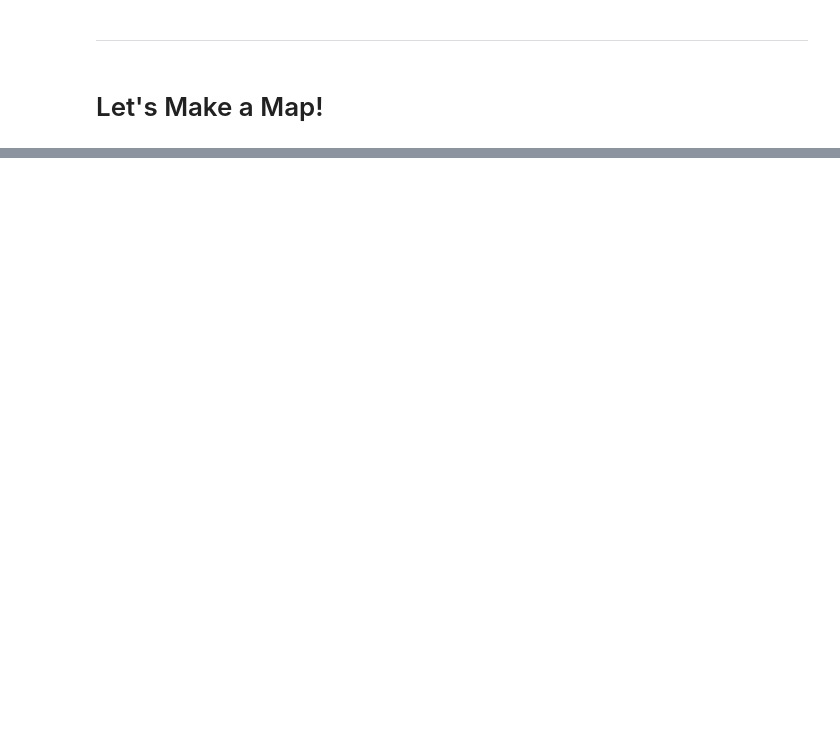
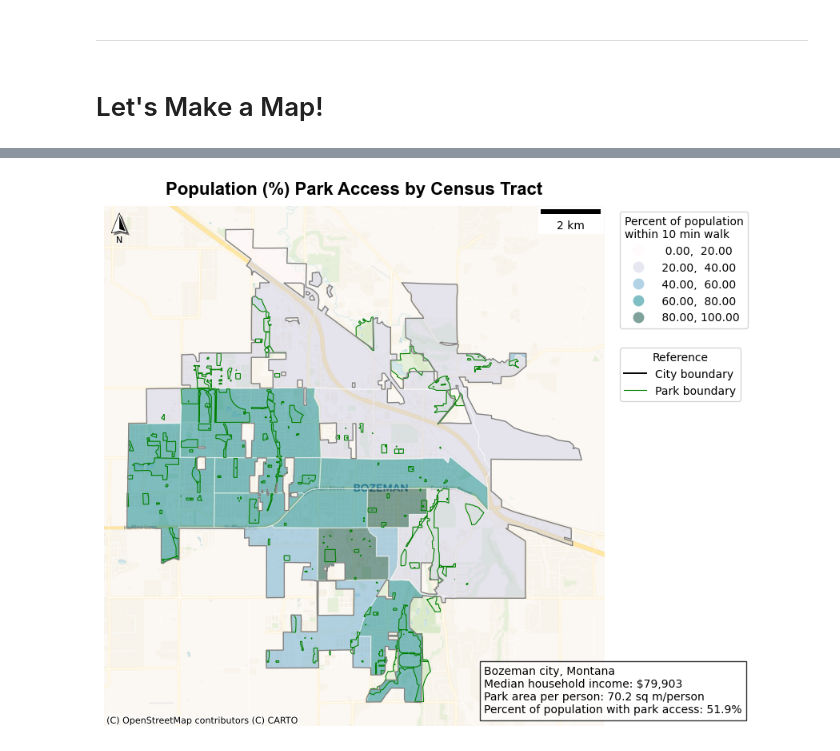
Before and after one commit to blt2589/csci591, a Jupyter notebook: project_2/Project_2_wip.ipynb, the cells around one changed output, grey strips where cells are left out. Cells and saved outputs as stored; diff of their text form; code cells hidden in the pictures; blank space fills up the shorter version.

```diff
--- a/project_2/Project_2_wip.ipynb
+++ b/project_2/Project_2_wip.ipynb
@@ -581,0 +585,93 @@ tracts_plot empty? False rows: 23
+# %%
+from matplotlib_scalebar.scalebar import ScaleBar
+from matplotlib_map_utils.core.north_arrow import NorthArrow, north_arrow
+# set CRS for map, need 3857 for contextily
+plot_crs = 3857
+
+# set everything to same CRS
+# pct_access lives on tracts_m
+# make copy of tracts_m with only pct_access and geom; smaller dataset
+tracts_plot = tracts_m.to_crs(plot_crs)[["pct_access","geometry"]].copy()
+isochrone_plot = isochrone_gdf.to_crs(plot_crs)
+parks_plot = parks.to_crs(plot_crs)
+
+
+# sanity check
+print("tracts_plot empty?", tracts_plot.empty, "rows:", len(tracts_plot))
+
+# create matplotlib figure
+fig, ax = plt.subplots(1, 1, figsize=(10, 10))
+
+# make the map
+# using equal intervals (vs quantiles) as this makes comaprisons against other cities easier
+# use this?? scheme = "user_defined", classification_kwds={"bins":[20,40,60,80,100]}
+tracts_plot.plot(
+    column="pct_access",
+    scheme="user_defined", classification_kwds={"bins":[20,40,60,80,100]},
+    # scheme="equal_interval", k=5,
+    cmap="PuBuGn",
+    linewidth=0.9, edgecolor="white",
+    legend=True,
+    legend_kwds={"loc": "upper left", "bbox_to_anchor": (1.02, 1), "frameon": True, "title":"Percent of population\nwithin 10 min walk"},
+    ax=ax, alpha=0.5,
+)
+ax.set_title("Population (%) Park Access by Census Tract", fontsize=16, fontweight="bold", pad=10, fontname="Arial")
+
+ax.add_artist(ScaleBar(1))
+
+# add basemap to isochrone
+cx.add_basemap(ax, crs=plot_crs, source=cx.providers.CartoDB.Voyager)
+
+# city boundary
+aoi_plot = aoi.to_crs(plot_crs)
+aoi_plot.boundary.plot(ax=ax, color="grey", linewidth=1, zorder=5)
+
+# put park boundaries on top
+parks_plot.boundary.plot(ax=ax, linewidth=0.8, color="green", zorder=3)
+
+# turn off x/y coords
+ax.set_axis_off()
+
+
+##### add legend for lines
+from matplotlib.lines import Line2D
+
+handles = [
+    Line2D([0], [0], color="black", linewidth=1.4, label="City boundary"),
+    Line2D([0], [0], color="green", linewidth=0.8, label="Park boundary"),
+]
+
+fig.legend(
+    handles=handles,
+    loc="upper right",
+    bbox_to_anchor=(0.818, 0.64),   # tweak position as you like
+    frameon=True,
+    title="Reference"
+)
+######
+
+
+# add park area and income
+info = (
+    f"{city_name}\n"
+    f"Median household income: ${city_income:,.0f}\n"
+    f"Park area per person: {park_m2_per_person:.1f} sq m/person\n"
+    f"Percent of population with park access: {(tracts_m['pop_near_park'].sum() / tracts_m['pop_total'].sum()) * 100:.1f}%"
+)
+
+ax.text(
+    0.76, 0.02, info,
+    transform=ax.transAxes,
+    ha="left", va="bottom",
+    fontsize=10,
+    bbox=dict(facecolor="white", alpha=0.8),
+)
+NorthArrow.set_size("small")
+north_arrow(
+    ax, location="upper left", rotation={"crs": plot_crs, "reference": "center"}
+)
+
+
+plt.tight_layout(rect=(0, 0, 0.82, 1))
+plt.show()
+# %% [output]
@@ -581,0 +679 @@ tracts_plot empty? False rows: 23
+[figure, added]
```
Also changed, not shown: parts of 11 cells of this notebook.
